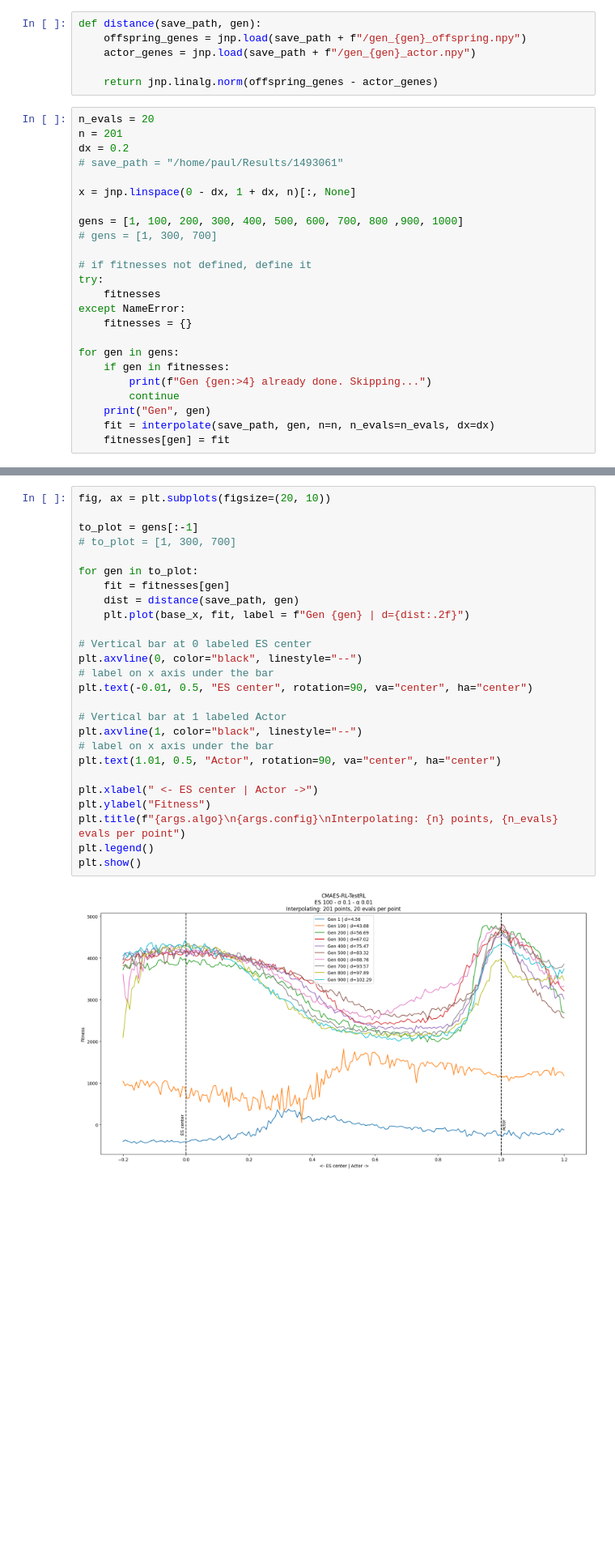
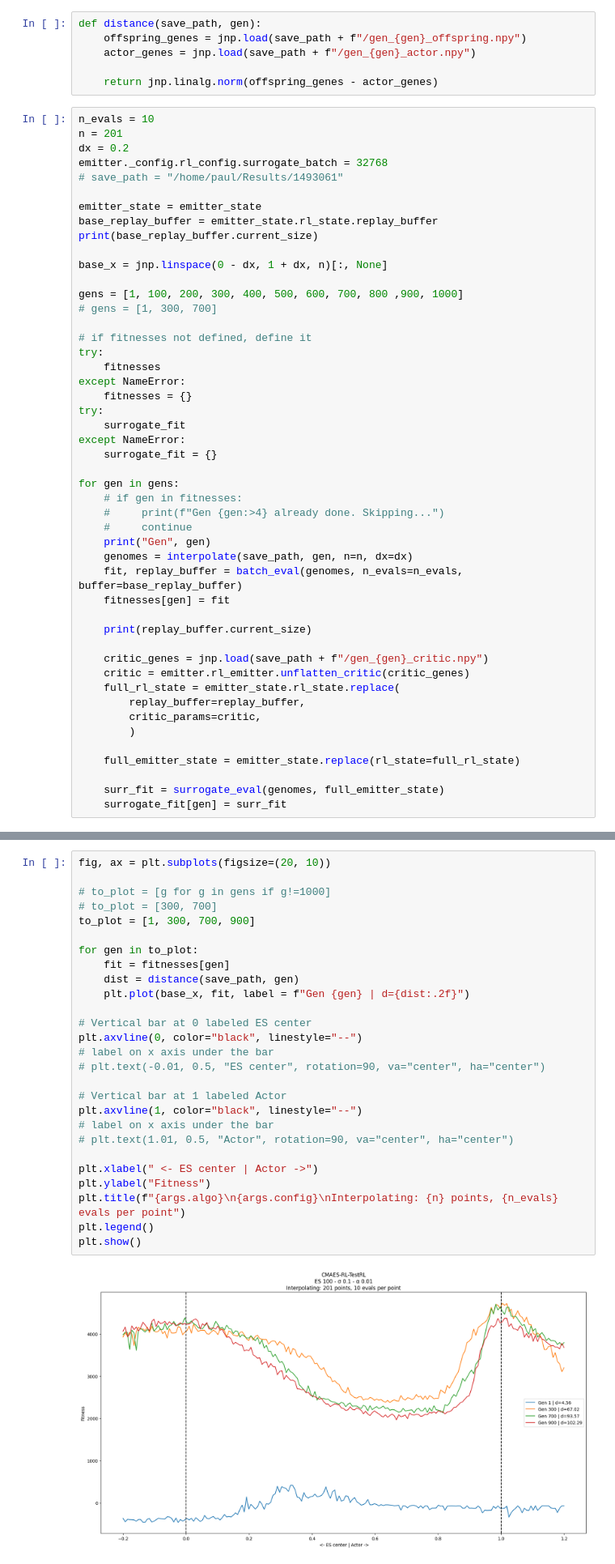
Before and after one commit to TemplierPaul/QDax, a Jupyter notebook: genomes.ipynb, the cells around one changed output, grey strips where cells are left out. Shown at 81% size. Drawn from its saved outputs; the diff is of its cells as text; blank space fills up the shorter version.

```diff
--- a/genomes.ipynb
+++ b/genomes.ipynb
@@ -93,12 +129,17 @@ def distance(save_path, gen):
 
     return jnp.linalg.norm(offspring_genes - actor_genes)
 # %%
-n_evals = 20
+n_evals = 10
 n = 201
 dx = 0.2
+emitter._config.rl_config.surrogate_batch = 32768
 # save_path = "/home/paul/Results/1493061"
 
-x = jnp.linspace(0 - dx, 1 + dx, n)[:, None]
+emitter_state = emitter_state
+base_replay_buffer = emitter_state.rl_state.replay_buffer
+print(base_replay_buffer.current_size)
+
+base_x = jnp.linspace(0 - dx, 1 + dx, n)[:, None]
 
 gens = [1, 100, 200, 300, 400, 500, 600, 700, 800 ,900, 1000]
 # gens = [1, 300, 700]
@@ -108,12 +149,31 @@ try:
     fitnesses
 except NameError:
     fitnesses = {}
+try:
+    surrogate_fit
+except NameError:
+    surrogate_fit = {}
 
 for gen in gens:
-    if gen in fitnesses:
-        print(f"Gen {gen:>4} already done. Skipping...")
-        continue
+    # if gen in fitnesses:
+    #     print(f"Gen {gen:>4} already done. Skipping...")
+    #     continue
     print("Gen", gen)
-    fit = interpolate(save_path, gen, n=n, n_evals=n_evals, dx=dx)
+    genomes = interpolate(save_path, gen, n=n, dx=dx)
+    fit, replay_buffer = batch_eval(genomes, n_evals=n_evals, buffer=base_replay_buffer)
     fitnesses[gen] = fit
+
+    print(replay_buffer.current_size)
+
+    critic_genes = jnp.load(save_path + f"/gen_{gen}_critic.npy")
+    critic = emitter.rl_emitter.unflatten_critic(critic_genes)
+    full_rl_state = emitter_state.rl_state.replace(
+        replay_buffer=replay_buffer,
+        critic_params=critic,
+        )
+
+    full_emitter_state = emitter_state.replace(rl_state=full_rl_state)
+
+    surr_fit = surrogate_eval(genomes, full_emitter_state)
+    surrogate_fit[gen] = surr_fit
 # %% [output]
@@ -139,28 +214,29 @@ Gen 1000
 # %%
 fig, ax = plt.subplots(figsize=(20, 10))
 
-to_plot = gens[:-1]
-# to_plot = [1, 300, 700]
+# to_plot = [g for g in gens if g!=1000]
+# to_plot = [300, 700]
+to_plot = [1, 300, 700, 900]
 
 for gen in to_plot:
     fit = fitnesses[gen]
     dist = distance(save_path, gen)
     plt.plot(base_x, fit, label = f"Gen {gen} | d={dist:.2f}")
 
 # Vertical bar at 0 labeled ES center
 plt.axvline(0, color="black", linestyle="--")
 # label on x axis under the bar
-plt.text(-0.01, 0.5, "ES center", rotation=90, va="center", ha="center")
+# plt.text(-0.01, 0.5, "ES center", rotation=90, va="center", ha="center")
 
 # Vertical bar at 1 labeled Actor
 plt.axvline(1, color="black", linestyle="--")
 # label on x axis under the bar
-plt.text(1.01, 0.5, "Actor", rotation=90, va="center", ha="center")
+# plt.text(1.01, 0.5, "Actor", rotation=90, va="center", ha="center")
 
 plt.xlabel(" <- ES center | Actor ->")
 plt.ylabel("Fitness")
 plt.title(f"{args.algo}\n{args.config}\nInterpolating: {n} points, {n_evals} evals per point")
 plt.legend()
 plt.show()
 # %% [output]
-[figure, old version]
+[figure, new version]
```
Also changed, not shown: parts of 13 cells of this notebook, 8 other files.
